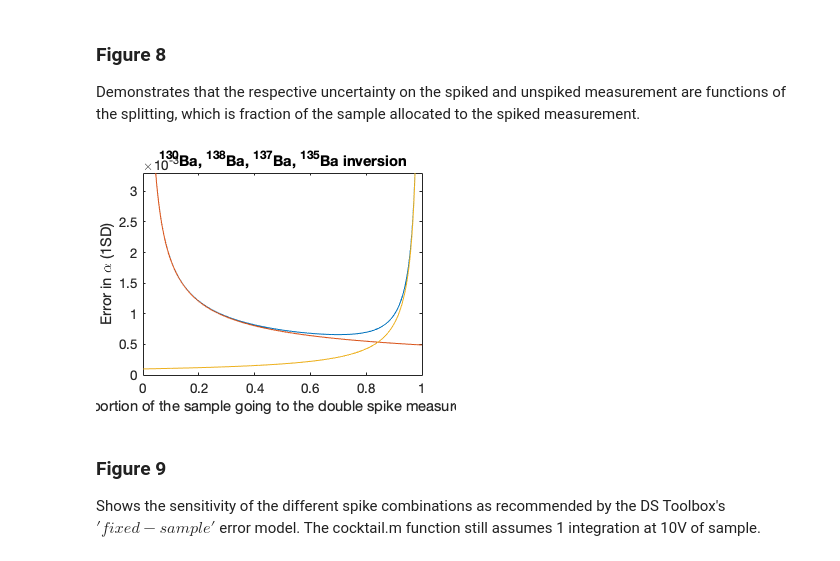
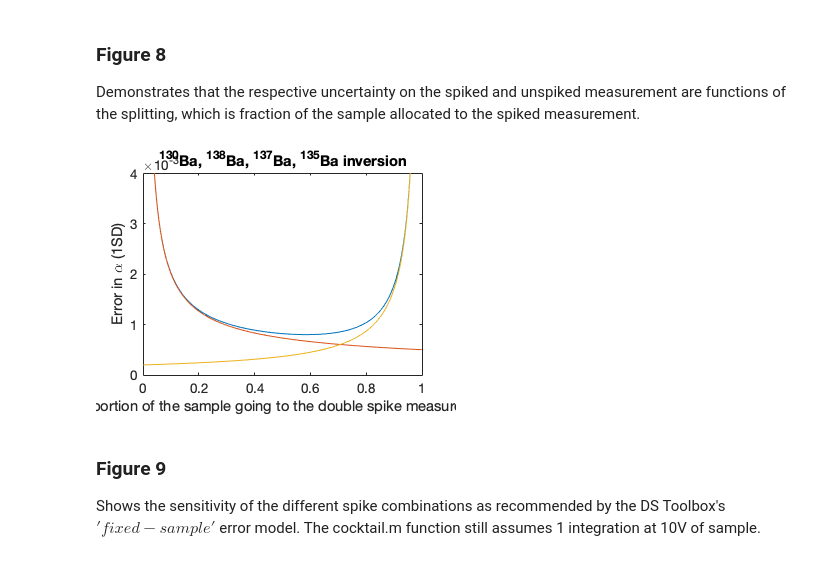
Before and after one commit to rcmarq/cosmo, a Jupyter notebook: docs/figures.ipynb, the cells around one changed output. Saved outputs shown, nothing was run; the diff lists cells and outputs as text; code cells hidden in the pictures.

```diff
--- a/docs/figures.ipynb
+++ b/docs/figures.ipynb
@@ -396,7 +396,7 @@ deltat=8; % integration time (secs.)
 
 shake(element,sample,eff,cycles,R,R_reference,T,deltat)
 
-prop=0.5;
+prop=0.3;
 spike=[0.09115 0.002403 0.008985 0.016012 0.01826 0.6359 0.227291]; % 130-137 spike
 isoinv=[130 138 137 135];
 INisos=[138 135];
@@ -405,34 +405,34 @@ errorcurve3(element,prop,spike,isoinv,INisos)
 hold on
 
 svals=linspace(0.001,0.999,1000);
 errvals1=[];
 errvals2=[];
 
 for i=1:length(svals)
     ISODATA.Ba.errormodel.standard.a=zeros(1,ISODATA.Ba.nisos); % Assume no error on standard
     ISODATA.Ba.errormodel.standard.b=zeros(1,ISODATA.Ba.nisos);
     errvals1(i)=errorwsplit(element,svals(i),prop,spike,isoinv,INisos);
 end
 
 plot(svals,errvals1)
 shake(element,sample,eff,cycles,R,R_reference,T,deltat)
 
 for i=1:length(svals)
     ISODATA.Ba.errormodel.measured.a=zeros(1,ISODATA.Ba.nisos); % Assume no error on standard
     ISODATA.Ba.errormodel.measured.b=zeros(1,ISODATA.Ba.nisos);
     errvals2(i)=errorwsplit(element,svals(i),prop,spike,isoinv,INisos);
 end
 plot(svals,errvals2)
 hold off
 
 cd figures
 set(gcf, 'PaperUnits', 'inches');
 x_width=3.75 ;y_width=2.8;
 set(gcf, 'PaperPosition', [0 0 x_width y_width]);
 saveas(gcf,'fig8','epsc')
 cd ..
 # %% [output]
-[figure, old version]
+[figure, new version]
 # %% [markdown]
 ### Figure 9
 
```
Also changed, not shown: parts of 4 cells of this notebook, 1 other file.
